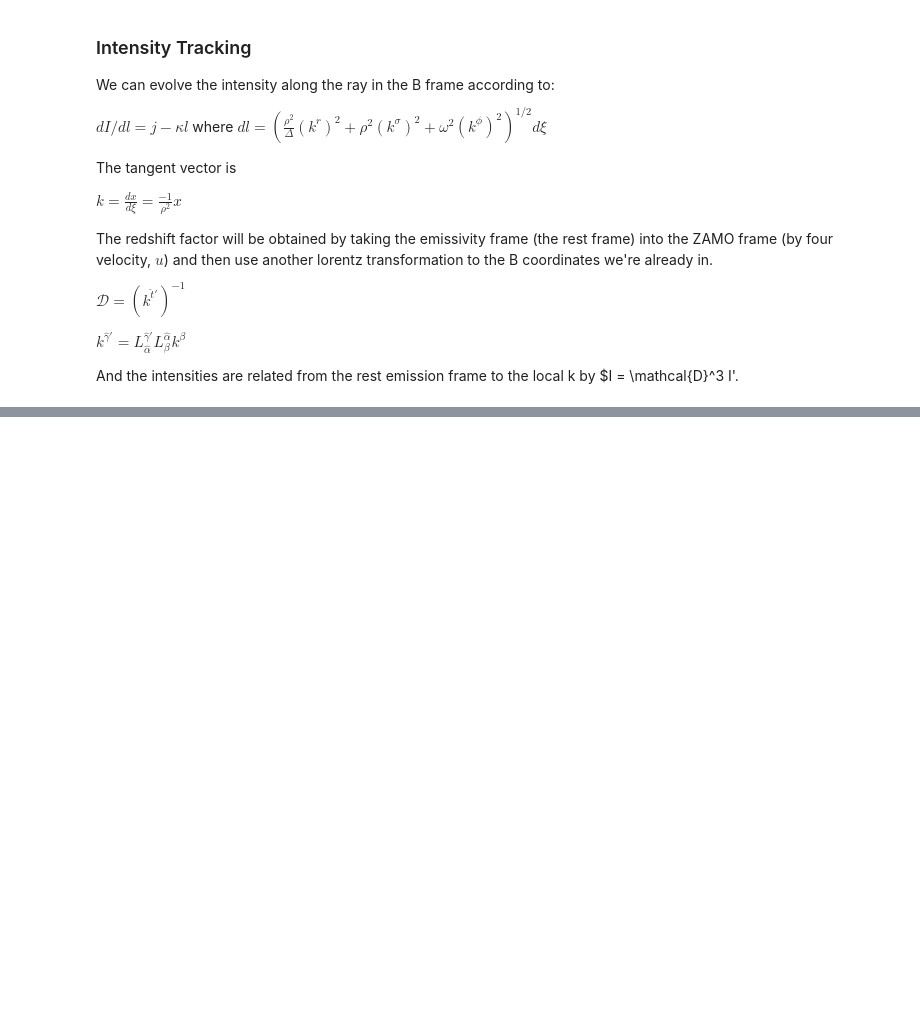
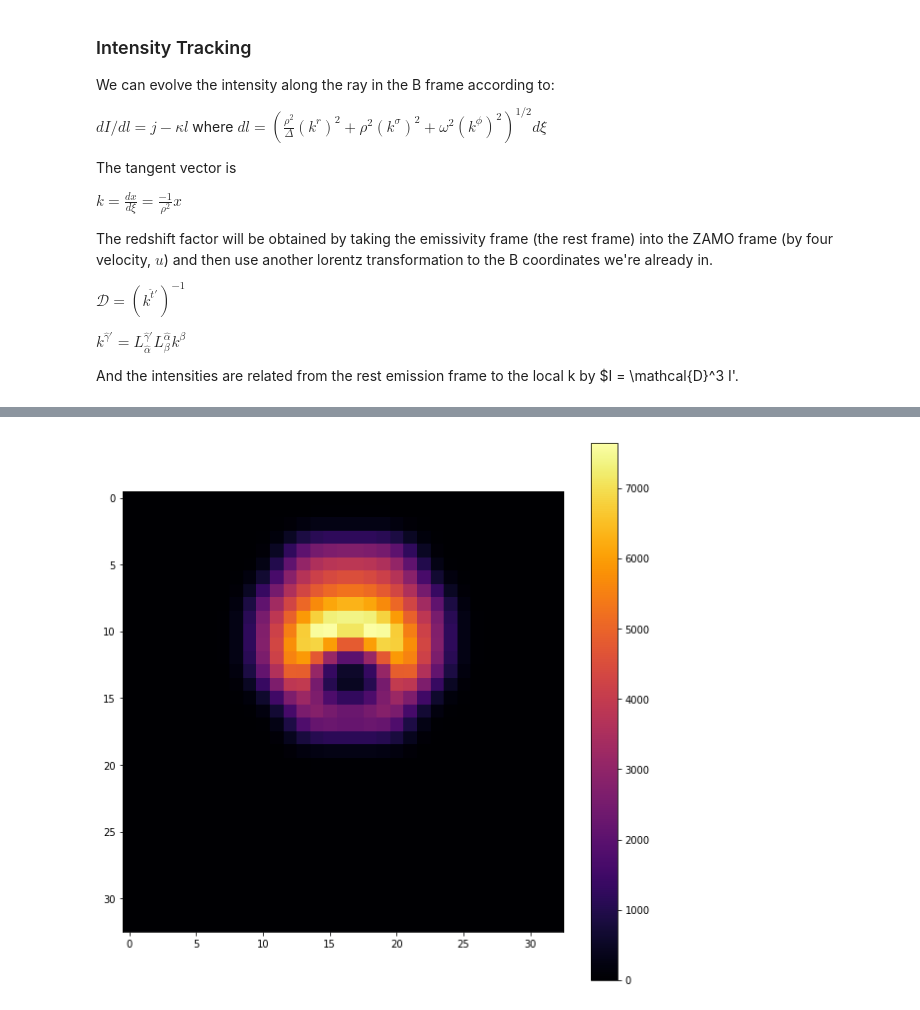
Before and after one commit to jmccull/PHY364_HW3, a Jupyter notebook: Visualization.ipynb, the cells around one changed output, grey strips where cells are left out. Saved outputs shown, nothing was run; the diff lists cells and outputs as text; code cells hidden in the pictures; blank space fills up the shorter version.

```diff
--- a/Visualization.ipynb
+++ b/Visualization.ipynb
@@ -293,0 +369,5 @@ redshift factor (sans doppler): 0.6425875396560474
+# %%
+img = test1.convolve(1.1,11)
+test1.plot(img)
+# %% [output]
+[figure, added]
```
Also changed, not shown: parts of 8 cells of this notebook.
